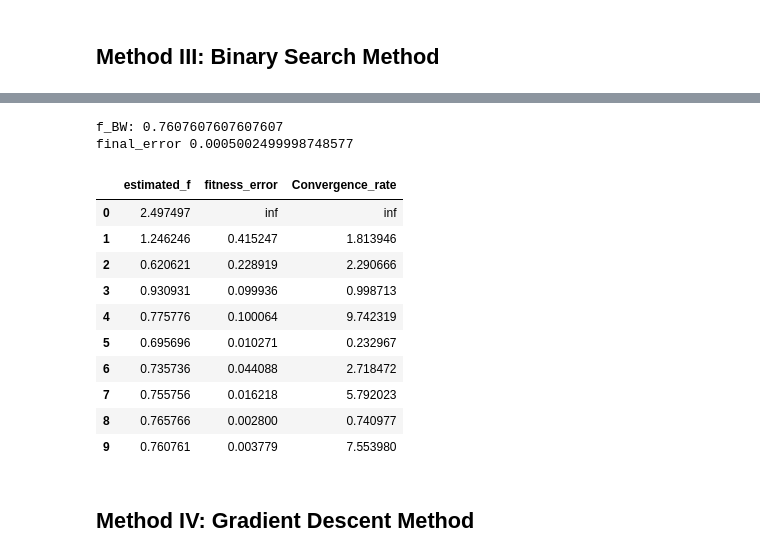
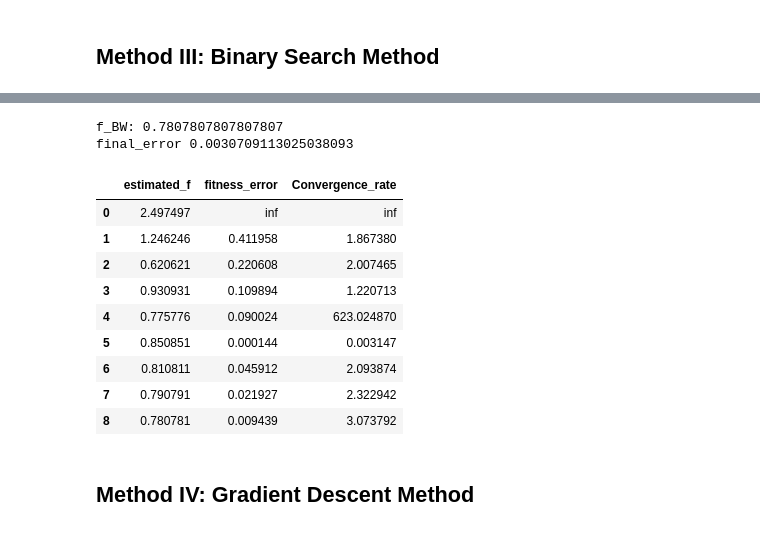
Before and after one commit to lvboodvl/measurement_computation_BW_SG15Q13, a Jupyter notebook: demo_4_methods.ipynb, the cells around one changed output, grey strips where cells are left out. Cells and saved outputs as stored; diff of their text form; code cells hidden in the pictures.

```diff
--- a/demo_4_methods.ipynb
+++ b/demo_4_methods.ipynb
@@ -116,7 +116,7 @@ def conventional_method(f, gain, debug=False):
     else:
         return f_BW, error, F_BW, Errors, Rrrors_rate
 # %%
-f, gain = gain_response(fc=0.76, N_samples=1000,
+f, gain = gain_response(fc=0.776, N_samples=1000,
                         plot_show=False, add_noise=False)
 
 f_BW, error, F_BW, Errors, Errors_rate = conventional_method(
@@ -186,30 +186,29 @@ def binary_search(f, gain, max_iter, error_th, debug= False):
     else:
         return f[mid], abs(gain[mid] - 0.5), F, Errors, Errors_rate
 # %%
-f, gain = gain_response(fc=0.76, N_samples=1000,
+f, gain = gain_response(fc=0.776, N_samples=1000,
                         plot_show=False, add_noise=False)
 f_BW, error, F, Errors, Errors_rate = binary_search(
-    f, gain, max_iter=1000, error=0.001, debug=True)
+    f, gain, max_iter=1000, error_th=0.0001, debug=True)
 print('f_BW:', f_BW)
 print('final_error', error)
 Binary_search_result = {'estimated_f': F,
                         'fitness_error': Errors[0:len(Errors)-1], 'Convergence_rate': Errors_rate[0:len(Errors)-1]}
 Binary_search_result = DataFrame(Binary_search_result)
 Binary_search_result
 # %% [output]
-f_BW: 0.7607607607607607
-final_error 0.0005002499998748577
+f_BW: 0.7807807807807807
+final_error 0.0030709113025038093
 |  | estimated_f | fitness_error | Convergence_rate |
 | 0 | 2.497497 | inf | inf |
-| 1 | 1.246246 | 0.415247 | 1.813946 |
-| 2 | 0.620621 | 0.228919 | 2.290666 |
-| 3 | 0.930931 | 0.099936 | 0.998713 |
-| 4 | 0.775776 | 0.100064 | 9.742319 |
-| 5 | 0.695696 | 0.010271 | 0.232967 |
-| 6 | 0.735736 | 0.044088 | 2.718472 |
-| 7 | 0.755756 | 0.016218 | 5.792023 |
-| 8 | 0.765766 | 0.002800 | 0.740977 |
-| 9 | 0.760761 | 0.003779 | 7.553980 |
+| 1 | 1.246246 | 0.411958 | 1.867380 |
+| 2 | 0.620621 | 0.220608 | 2.007465 |
+| 3 | 0.930931 | 0.109894 | 1.220713 |
+| 4 | 0.775776 | 0.090024 | 623.024870 |
+| 5 | 0.850851 | 0.000144 | 0.003147 |
+| 6 | 0.810811 | 0.045912 | 2.093874 |
+| 7 | 0.790791 | 0.021927 | 2.322942 |
+| 8 | 0.780781 | 0.009439 | 3.073792 |
 # %% [markdown]
 ## Method IV: Gradient Descent Method
 # %% [markdown]
```
Also changed, not shown: parts of 2 cells of this notebook.
